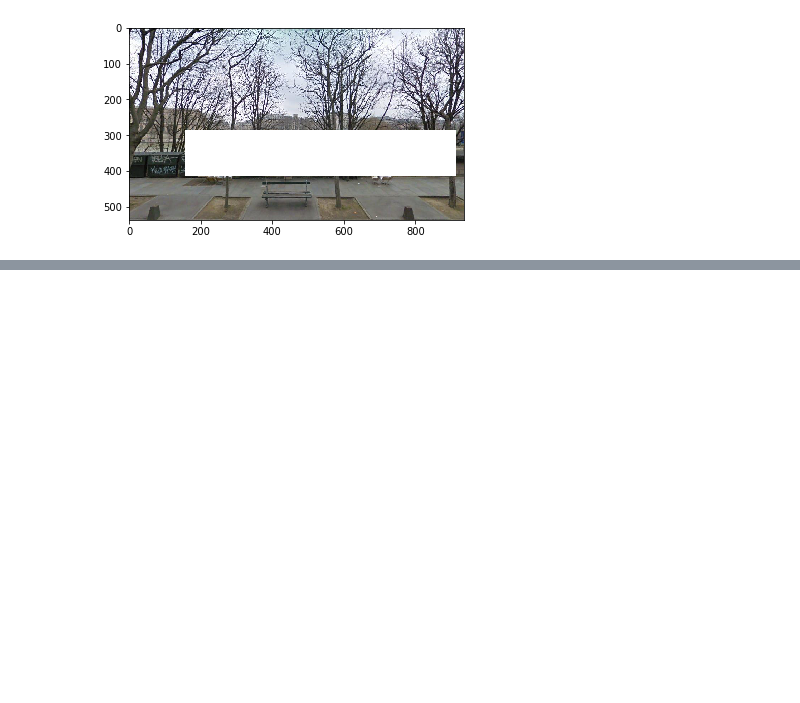
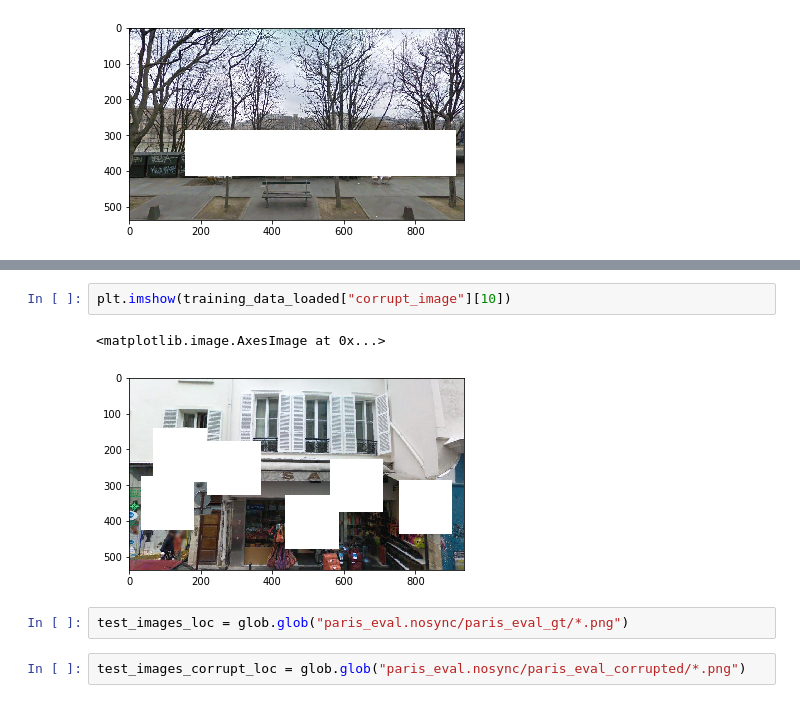
Before and after one commit to a92920/ProjectGAN, a Jupyter notebook: EDA_TRAIN.ipynb, the cells around one changed output, grey strips where cells are left out. Drawn from its saved outputs; the diff is of its cells as text; blank space fills up the shorter version.

```diff
--- a/EDA_TRAIN.ipynb
+++ b/EDA_TRAIN.ipynb
@@ -49,0 +121,9 @@ cover_percentage(images[89])
+# %%
+plt.imshow(training_data_loaded["corrupt_image"][10])
+# %% [output]
+<matplotlib.image.AxesImage at 0x...>
+[figure, added]
+# %%
+test_images_loc = glob.glob("paris_eval.nosync/paris_eval_gt/*.png")
+# %%
+test_images_corrupt_loc = glob.glob("paris_eval.nosync/paris_eval_corrupted/*.png")
```
Also changed, not shown: parts of 15 cells of this notebook.
